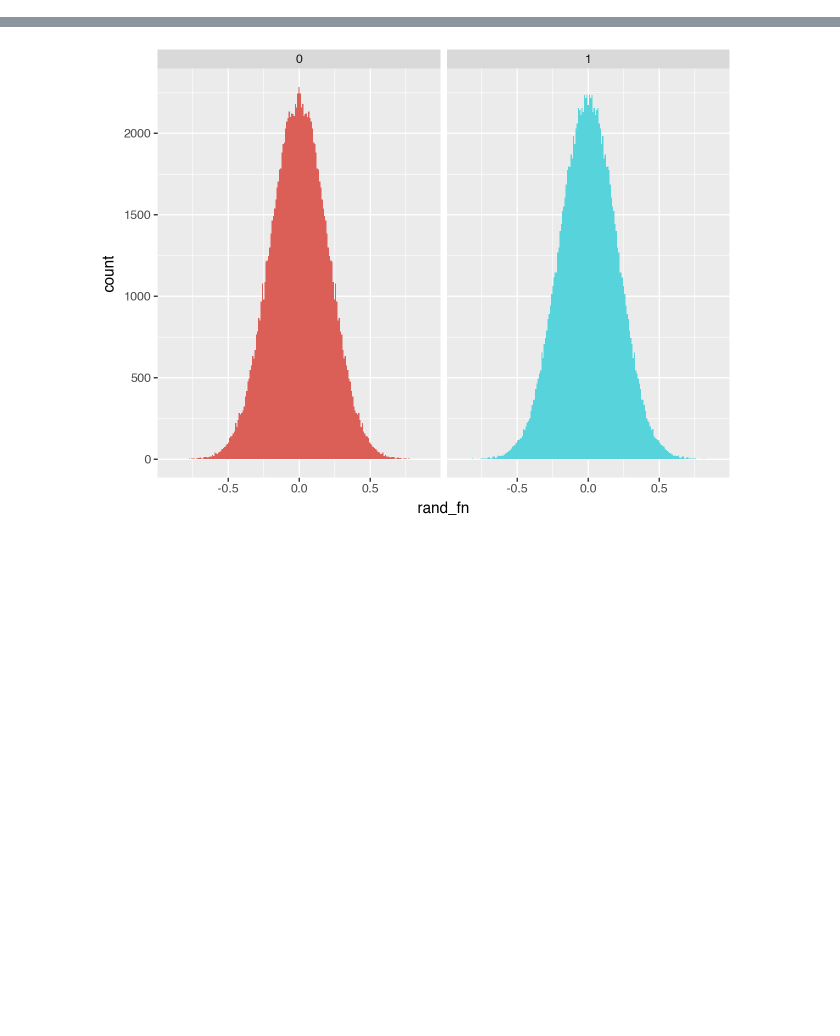
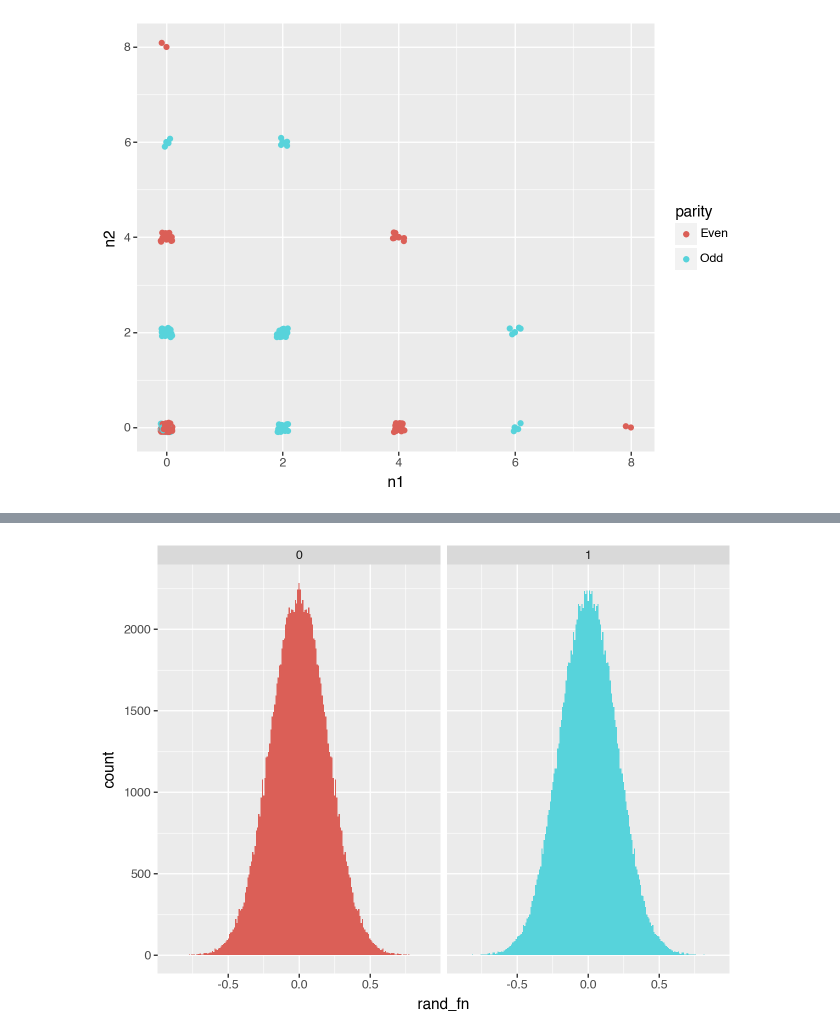
Before and after one commit to dashstander/deep-parity, a Jupyter notebook: random_functions.ipynb, the cells around one changed output, grey strips where cells are left out. Saved outputs shown, nothing was run; the diff lists cells and outputs as text; code cells hidden in the pictures; blank space fills up the shorter version.

```diff
--- a/random_functions.ipynb
+++ b/random_functions.ipynb
@@ -80,0 +94,6 @@ Last 10 values: tensor([-0.3755,  0.2706, -0.1993,  0.2759,  0.1542, -0.1653, -0
+# %%
+w = torch.ones(8)
+
+f = (small_cube @ w).unsqueeze(0)
+
+fourier_transform((f + f.abs())/2)
@@ -80,0 +185,15 @@ Last 10 values: tensor([-0.3755,  0.2706, -0.1993,  0.2759,  0.1542, -0.1653, -0
+# %%
+from plotnine import geom_point
+raw_data = {f'n{i}': outs.numpy() for i, outs in zip(range(num_neurons), layer_outs.T)}
+raw_data.update({
+    'degree': (small_cube == -1).sum(dim=1).numpy(),
+    'parity': [parity(int(x.item())) for x in small_cube.prod(dim=1)],
+})
+
+raw_df = pl.DataFrame(raw_data)
+# %%
+from plotnine import geom_jitter
+
+ggplot(raw_df, aes(x='n1', y='n2', color='parity')) + geom_point() + geom_jitter(width=0.1, height=0.1)
+# %% [output]
+[figure, added]
```
Also changed, not shown: parts of 13 cells of this notebook, 3 other files.
